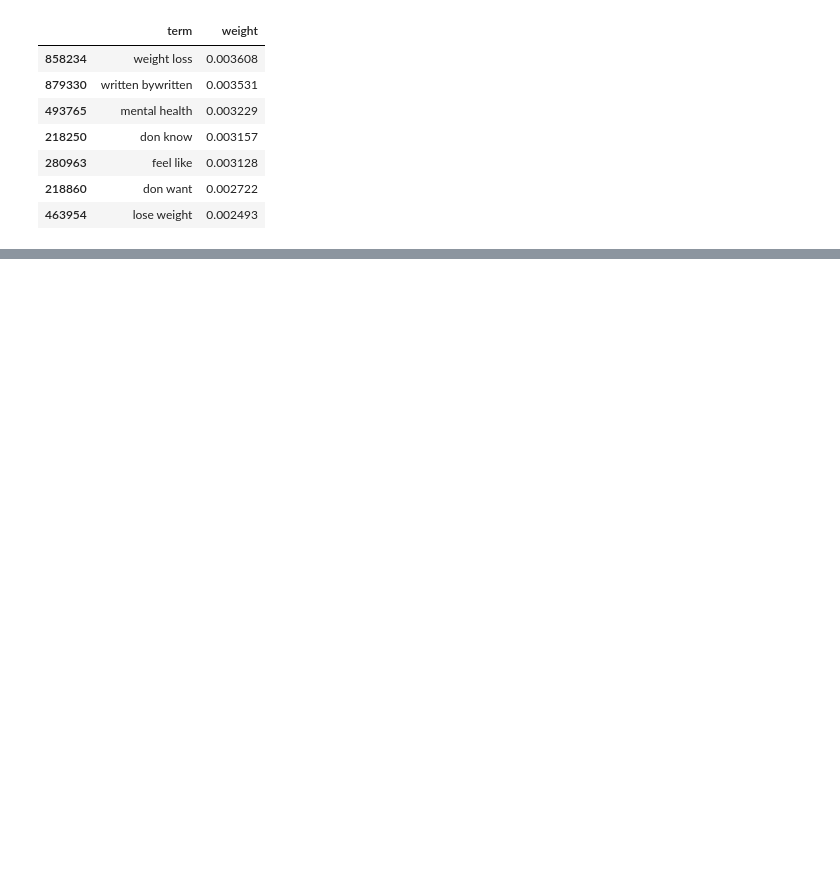
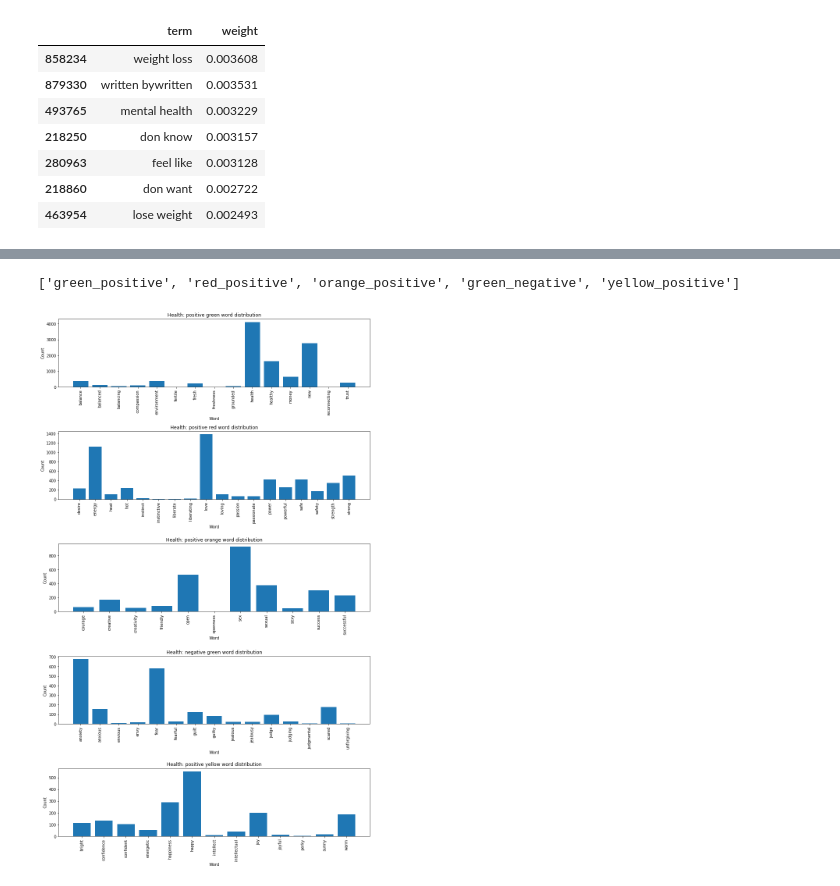
Before and after one commit to gitw3ll/content_recommendation_engine, a Jupyter notebook: text-analysis/medium_tag_scoring.ipynb, the cells around one changed output, grey strips where cells are left out. Saved outputs shown, nothing was run; the diff lists cells and outputs as text; code cells hidden in the pictures; blank space fills up the shorter version.

```diff
--- a/text-analysis/medium_tag_scoring.ipynb
+++ b/text-analysis/medium_tag_scoring.ipynb
@@ -166,0 +167,18 @@ data
+# %%
+x = 5
+top_x = list(data.sort_values('count', ascending=False).index[:x])
+print(top_x)
+
+fig, axs = plt.subplots(x, figsize=(12,x*4))
+for k, input in enumerate(top_x):
+    axs[k].bar(*zip(*data.loc[input, 'words'].items()))
+    args = input.split('_')
+    axs[k].set_title('Health: ' + args[1] + ' ' + args[0] + ' word distribution')
+    axs[k].set_xlabel('Word')
+    axs[k].set_ylabel('Count')
+    axs[k].tick_params(axis='x', rotation=90)
+fig.tight_layout()
+plt.show()
+# %% [output]
+['green_positive', 'red_positive', 'orange_positive', 'green_negative', 'yellow_positive']
+[figure, added]
```
Also changed, not shown: parts of 5 cells of this notebook.
